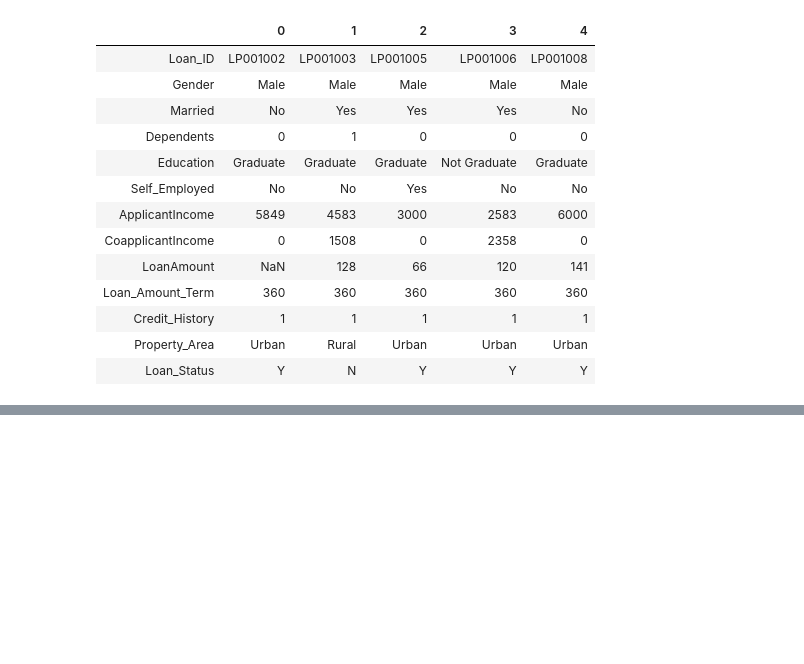
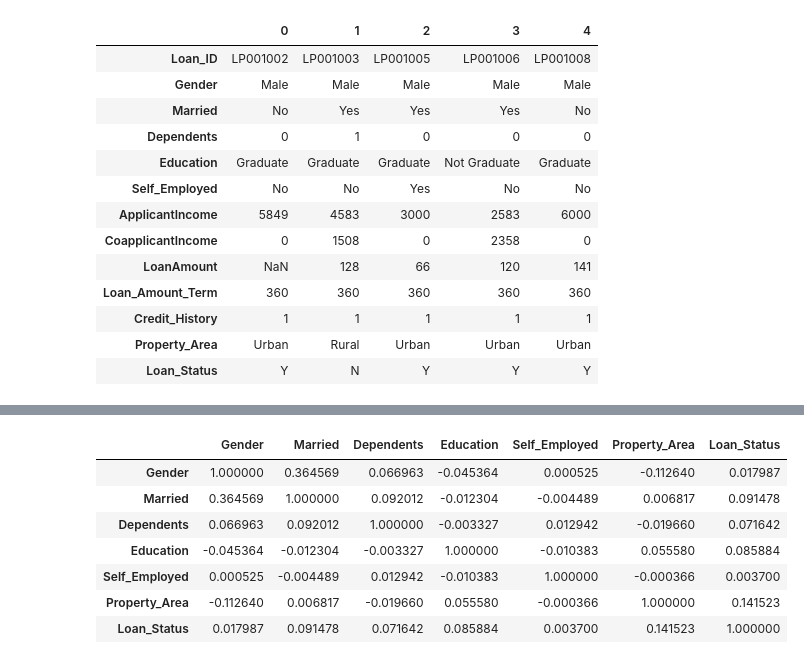
Before and after one commit to EmekaMomodu/LoanDefaultWebAPI, a Jupyter notebook: Model.ipynb, the cells around one changed output, grey strips where cells are left out. Saved outputs shown, nothing was run; the diff lists cells and outputs as text; code cells hidden in the pictures; blank space fills up the shorter version.

```diff
--- a/Model.ipynb
+++ b/Model.ipynb
@@ -28,0 +328,11 @@ train.head().T
+# %%
+train[cat_cols_train + ['Loan_Status']].corr()
+# %% [output]
+|  | Gender | Married | Dependents | Education | Self_Employed | Property_Area | Loan_Status |
+| Gender | 1.000000 | 0.364569 | 0.066963 | -0.045364 | 0.000525 | -0.112640 | 0.017987 |
+| Married | 0.364569 | 1.000000 | 0.092012 | -0.012304 | -0.004489 | 0.006817 | 0.091478 |
+| Dependents | 0.066963 | 0.092012 | 1.000000 | -0.003327 | 0.012942 | -0.019660 | 0.071642 |
+| Education | -0.045364 | -0.012304 | -0.003327 | 1.000000 | -0.010383 | 0.055580 | 0.085884 |
+| Self_Employed | 0.000525 | -0.004489 | 0.012942 | -0.010383 | 1.000000 | -0.000366 | 0.003700 |
+| Property_Area | -0.112640 | 0.006817 | -0.019660 | 0.055580 | -0.000366 | 1.000000 | 0.141523 |
+| Loan_Status | 0.017987 | 0.091478 | 0.071642 | 0.085884 | 0.003700 | 0.141523 | 1.000000 |
```
Also changed, not shown: parts of 41 cells of this notebook, 12 other files.
